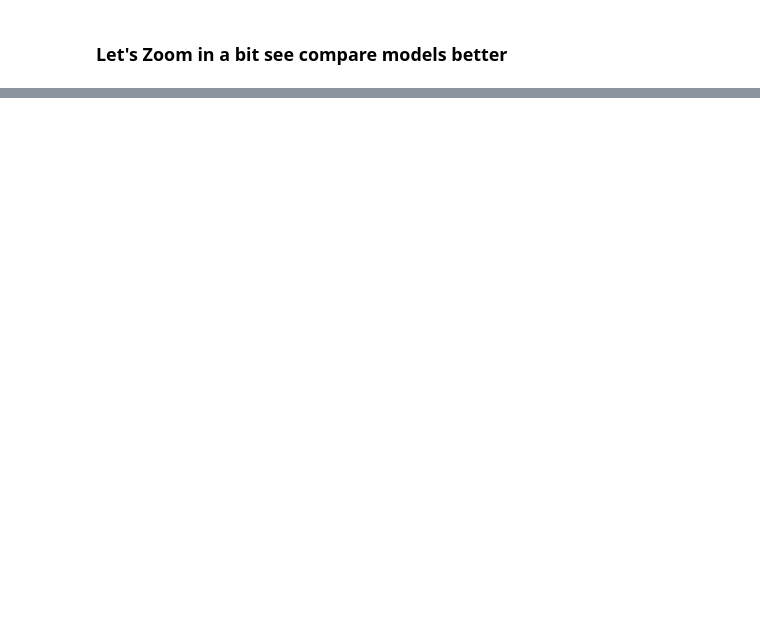
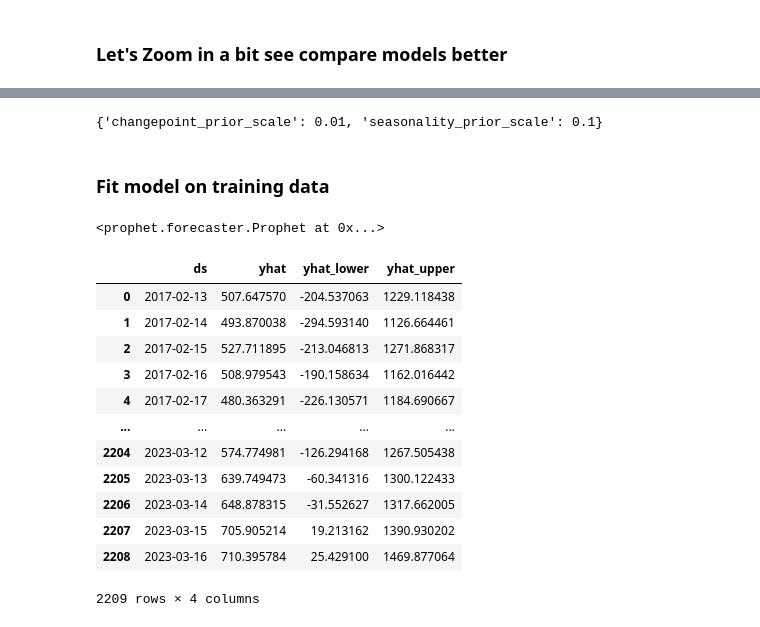
Before and after one commit to mwheeler235/ts-anamoly-detection-q-learning, a Jupyter notebook: src/energy_ts_qlearn.ipynb, the cells around one changed output, grey strips where cells are left out. Saved outputs shown, nothing was run; the diff lists cells and outputs as text; code cells hidden in the pictures; blank space fills up the shorter version.

```diff
--- a/src/energy_ts_qlearn.ipynb
+++ b/src/energy_ts_qlearn.ipynb
@@ -527,0 +572,21 @@ df_summary2
+# %%
+param_grid = {
+    'changepoint_prior_scale': [0.001, 0.01, 0.1, 0.5],
+    'seasonality_prior_scale': [0.01, 0.1, 1.0, 10.0],
+}
+
+# Generate all combinations of parameters
+all_params = [dict(zip(param_grid.keys(), v)) for v in itertools.product(*param_grid.values())]
+rmses = []  # Store the RMSEs for each params here
+
+# Use cross validation to evaluate all parameters
+for params in all_params:
+    m = Prophet(**params).fit(df_data_train)  # Fit model with given params
+    df_cv = cross_validation(m, period='180 days', horizon='180 days', parallel="processes")
+    df_p = performance_metrics(df_cv, rolling_window=1)
+    rmses.append(df_p['rmse'].values[0])
+
+# Find the best parameters
+tuning_results = pd.DataFrame(all_params)
+tuning_results['rmse'] = rmses
+print(tuning_results)
@@ -527,0 +636,33 @@ df_summary2
+# %%
+best_params = all_params[np.argmin(rmses)]
+print(best_params)
+# %% [output]
+{'changepoint_prior_scale': 0.01, 'seasonality_prior_scale': 0.1}
+# %% [markdown]
+### Fit model on training data
+# %%
+model1 = Prophet(**best_params
+                )
+
+model1.fit(df_data_train)
+# %% [output]
+<prophet.forecaster.Prophet at 0x...>
+# %%
+future = model1.make_future_dataframe(periods=805, freq='d')
+forecast = model1.predict(future)
+
+forecast[['ds', 'yhat', 'yhat_lower', 'yhat_upper']]
+# %% [output]
+|  | ds | yhat | yhat_lower | yhat_upper |
+| 0 | 2017-02-13 | 507.647570 | -204.537063 | 1229.118438 |
+| 1 | 2017-02-14 | 493.870038 | -294.593140 | 1126.664461 |
+| 2 | 2017-02-15 | 527.711895 | -213.046813 | 1271.868317 |
+| 3 | 2017-02-16 | 508.979543 | -190.158634 | 1162.016442 |
+| 4 | 2017-02-17 | 480.363291 | -226.130571 | 1184.690667 |
+| ... | ... | ... | ... | ... |
+| 2204 | 2023-03-12 | 574.774981 | -126.294168 | 1267.505438 |
+| 2205 | 2023-03-13 | 639.749473 | -60.341316 | 1300.122433 |
+| 2206 | 2023-03-14 | 648.878315 | -31.552627 | 1317.662005 |
+| 2207 | 2023-03-15 | 705.905214 | 19.213162 | 1390.930202 |
+| 2208 | 2023-03-16 | 710.395784 | 25.429100 | 1469.877064 |
+2209 rows × 4 columns
```
Also changed, not shown: parts of 23 cells of this notebook, 2 other files.
